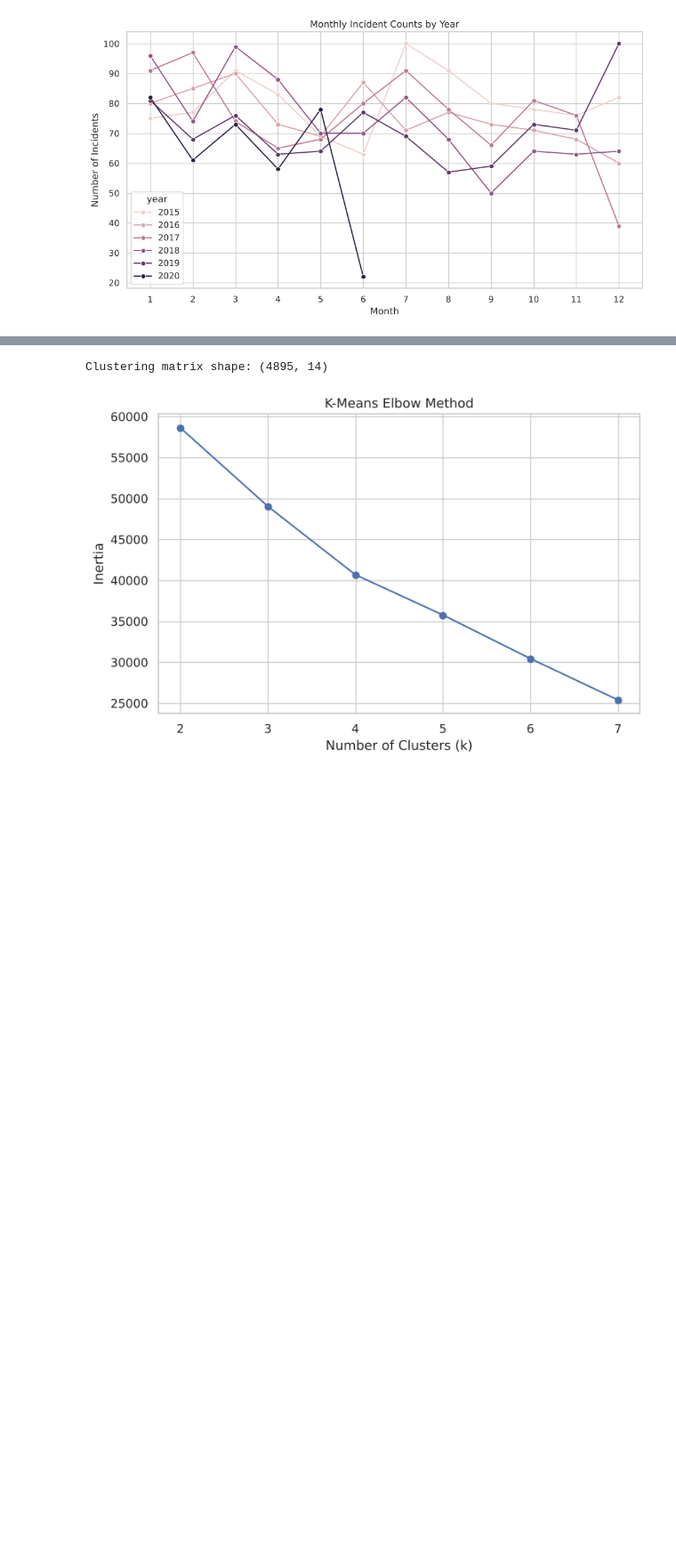
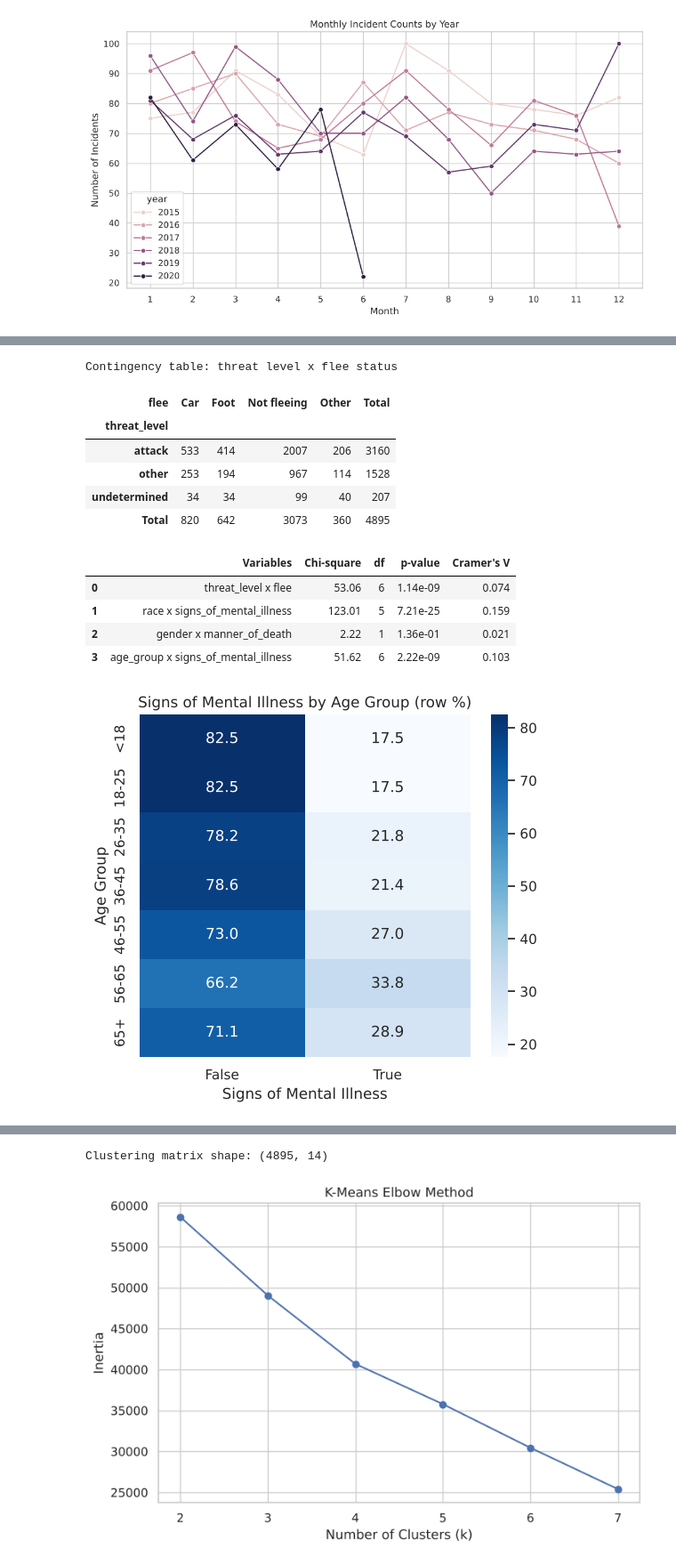
Before and after one commit to Ruchika0912/BCSE331L-EDA-Course-Project, a Jupyter notebook: EDA_Project_Ruchika_Tuteja.ipynb, the cells around one changed output, grey strips where cells are left out. Shown at 89% size. Drawn from its saved outputs; the diff is of its cells as text; code cells hidden in the pictures; blank space fills up the shorter version.

```diff
--- a/EDA_Project_Ruchika_Tuteja.ipynb
+++ b/EDA_Project_Ruchika_Tuteja.ipynb
@@ -369,0 +573,43 @@ plt.show()
+# %%
+# 2-D statistical analysis: contingency tables and chi-square tests of independence
+from scipy.stats import chi2_contingency
+
+pairs = [("threat_level", "flee"), ("race", "signs_of_mental_illness"),
+         ("gender", "manner_of_death"), ("age_group", "signs_of_mental_illness")]
+
+ct = pd.crosstab(df["threat_level"], df["flee"], margins=True, margins_name="Total")
+print("Contingency table: threat level x flee status")
+display(ct)
+
+rows = []
+for a, b in pairs:
+    table = pd.crosstab(df[a], df[b])
+    chi2, pval, dof, _ = chi2_contingency(table)
+    n = table.values.sum()
+    cramers_v = np.sqrt(chi2 / (n * (min(table.shape) - 1)))
+    rows.append({"Variables": f"{a} x {b}", "Chi-square": round(chi2, 2), "df": dof,
+                 "p-value": f"{pval:.2e}", "Cramer's V": round(cramers_v, 3)})
+display(pd.DataFrame(rows))
+
+# Row-percentage table visualised as a heatmap
+ct_pct = pd.crosstab(df["age_group"], df["signs_of_mental_illness"], normalize="index") * 100
+plt.figure(figsize=(6, 5))
+sns.heatmap(ct_pct, annot=True, fmt=".1f", cmap="Blues")
+plt.title("Signs of Mental Illness by Age Group (row %)")
+plt.xlabel("Signs of Mental Illness")
+plt.ylabel("Age Group")
+plt.show()
+# %% [output]
+Contingency table: threat level x flee status
+| flee | Car | Foot | Not fleeing | Other | Total |
+| threat_level |  |  |  |  |  |
+| attack | 533 | 414 | 2007 | 206 | 3160 |
+| other | 253 | 194 | 967 | 114 | 1528 |
+| undetermined | 34 | 34 | 99 | 40 | 207 |
+| Total | 820 | 642 | 3073 | 360 | 4895 |
+|  | Variables | Chi-square | df | p-value | Cramer's V |
+| 0 | threat_level x flee | 53.06 | 6 | 1.14e-09 | 0.074 |
+| 1 | race x signs_of_mental_illness | 123.01 | 5 | 7.21e-25 | 0.159 |
+| 2 | gender x manner_of_death | 2.22 | 1 | 1.36e-01 | 0.021 |
+| 3 | age_group x signs_of_mental_illness | 51.62 | 6 | 2.22e-09 | 0.103 |
+[figure, added]
```
Also changed, not shown: parts of 76 cells of this notebook, 2 other files.
